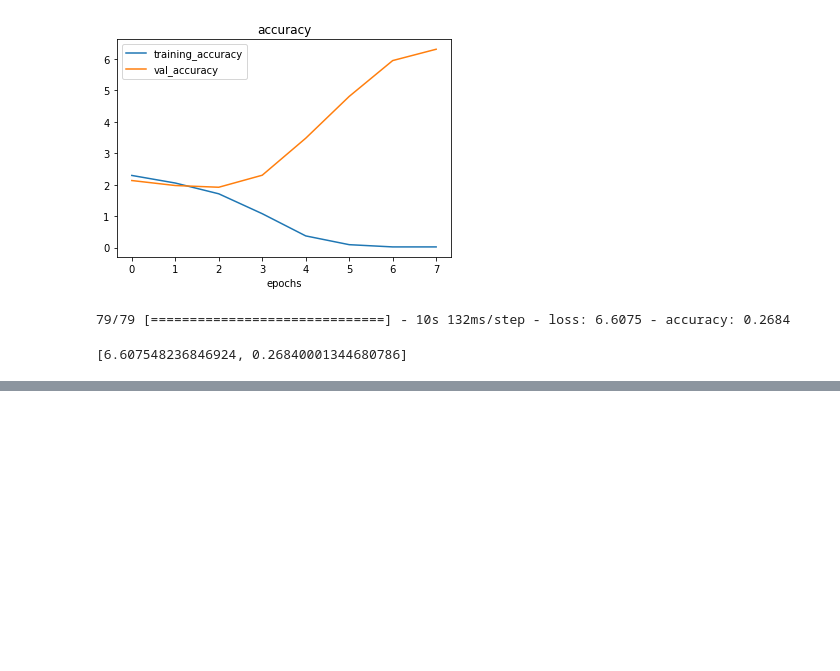
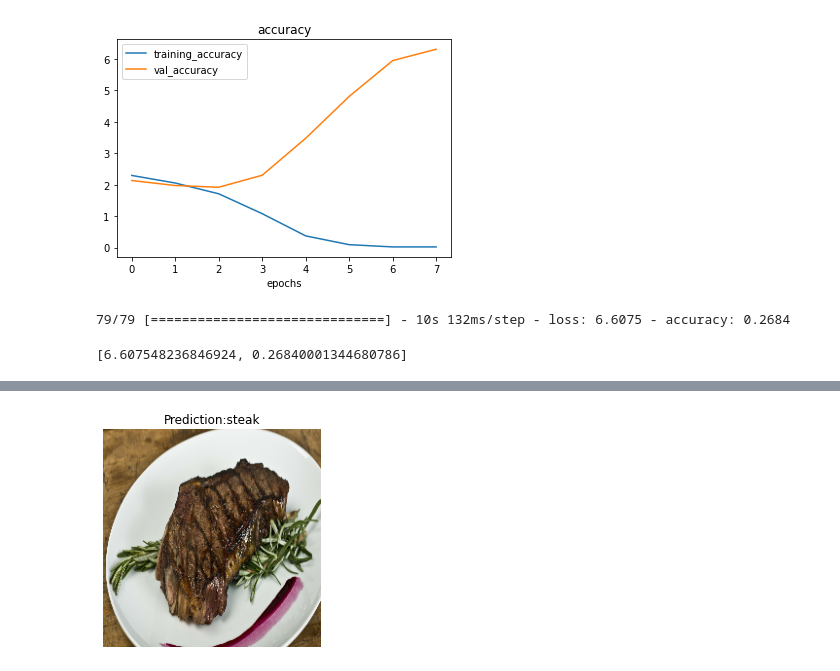
Before and after one commit to Kgs-Mathaba/TensorFlow_DC_ZTM, a Jupyter notebook: 03_Introduction__to_computer_vision_and_convolutional_neural_networks_in_tensorflow.ipynb, the cells around one changed output, grey strips where cells are left out. Drawn from its saved outputs; the diff is of its cells as text; code cells hidden in the pictures; blank space fills up the shorter version.

```diff
--- a/03_Introduction__to_computer_vision_and_convolutional_neural_networks_in_tensorflow.ipynb
+++ b/03_Introduction__to_computer_vision_and_convolutional_neural_networks_in_tensorflow.ipynb
@@ -1131,0 +1347,26 @@ model_8.evaluate(test_data)
+# %%
+def pred_and_plot(model, filename, class_names= class_names):
+  """
+  Imports image and makes prediction, return the class name of predicted image
+  """
+
+  img = load_and_pred_image(filename)
+
+  # Make a prediction
+  pred = model.predict(img)
+
+  # Add in logic for multi-class
+  if len(pred[0])>1:
+    pred_class = class_names[tf.argmax(pred[0])]
+  else:
+    pred_class = class_names[int(tf.round(pred[0]))]
+
+
+  # Plot image and predicted class
+  plt.imshow(tf.squeeze(img))
+  plt.title(f'Prediction:{pred_class}')
+  plt.axis(False)
+# %%
+pred_and_plot(model_11, "/content/steak1.jpg")
+# %% [output]
+[figure, added]
```
Also changed, not shown: parts of 26 cells of this notebook.
